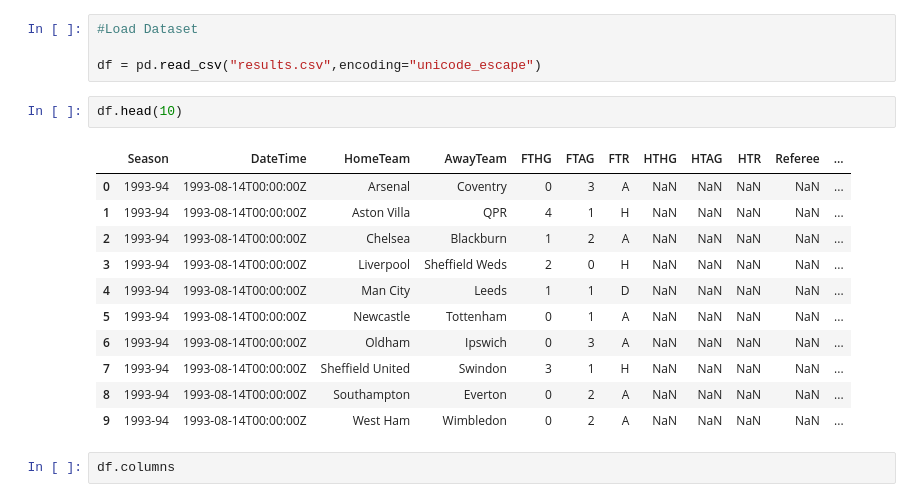
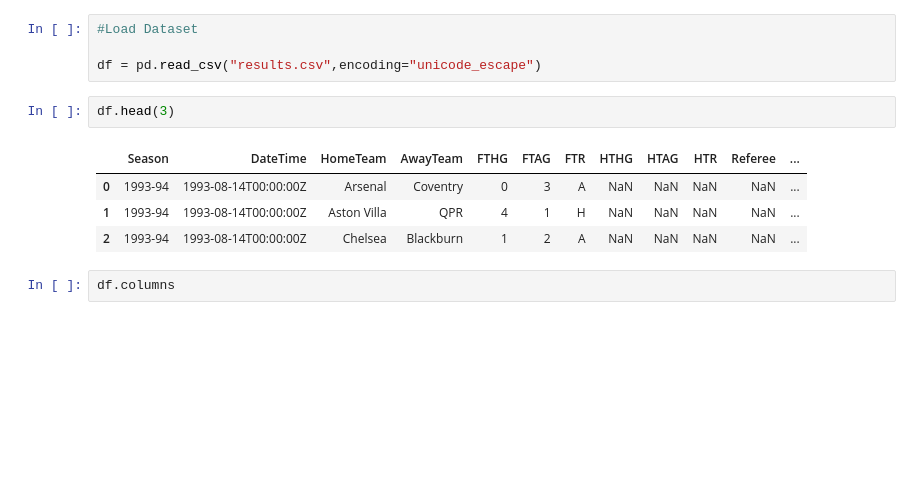
Before and after one commit to ilovedata6/premier_leauge_analysis, a Jupyter notebook: premier_leauge_analysis.ipynb, the cells around one changed output. Saved outputs shown, nothing was run; the diff lists cells and outputs as text; blank space fills up the shorter version.

```diff
--- a/premier_leauge_analysis.ipynb
+++ b/premier_leauge_analysis.ipynb
@@ -14,19 +14,12 @@ pd.set_option('display.max_rows',100)
 
 df = pd.read_csv("results.csv",encoding="unicode_escape")
 # %%
-df.head(10)
+df.head(3)
 # %% [output]
 |  | Season | DateTime | HomeTeam | AwayTeam | FTHG | FTAG | FTR | HTHG | HTAG | HTR | Referee | ... |
 | 0 | 1993-94 | 1993-08-14T00:00:00Z | Arsenal | Coventry | 0 | 3 | A | NaN | NaN | NaN | NaN | ... |
 | 1 | 1993-94 | 1993-08-14T00:00:00Z | Aston Villa | QPR | 4 | 1 | H | NaN | NaN | NaN | NaN | ... |
 | 2 | 1993-94 | 1993-08-14T00:00:00Z | Chelsea | Blackburn | 1 | 2 | A | NaN | NaN | NaN | NaN | ... |
-| 3 | 1993-94 | 1993-08-14T00:00:00Z | Liverpool | Sheffield Weds | 2 | 0 | H | NaN | NaN | NaN | NaN | ... |
-| 4 | 1993-94 | 1993-08-14T00:00:00Z | Man City | Leeds | 1 | 1 | D | NaN | NaN | NaN | NaN | ... |
-| 5 | 1993-94 | 1993-08-14T00:00:00Z | Newcastle | Tottenham | 0 | 1 | A | NaN | NaN | NaN | NaN | ... |
-| 6 | 1993-94 | 1993-08-14T00:00:00Z | Oldham | Ipswich | 0 | 3 | A | NaN | NaN | NaN | NaN | ... |
-| 7 | 1993-94 | 1993-08-14T00:00:00Z | Sheffield United | Swindon | 3 | 1 | H | NaN | NaN | NaN | NaN | ... |
-| 8 | 1993-94 | 1993-08-14T00:00:00Z | Southampton | Everton | 0 | 2 | A | NaN | NaN | NaN | NaN | ... |
-| 9 | 1993-94 | 1993-08-14T00:00:00Z | West Ham | Wimbledon | 0 | 2 | A | NaN | NaN | NaN | NaN | ... |
 # %%
 df.columns
 # %% [output]
```
Also changed, not shown: parts of 10 cells of this notebook, 2 other files.
